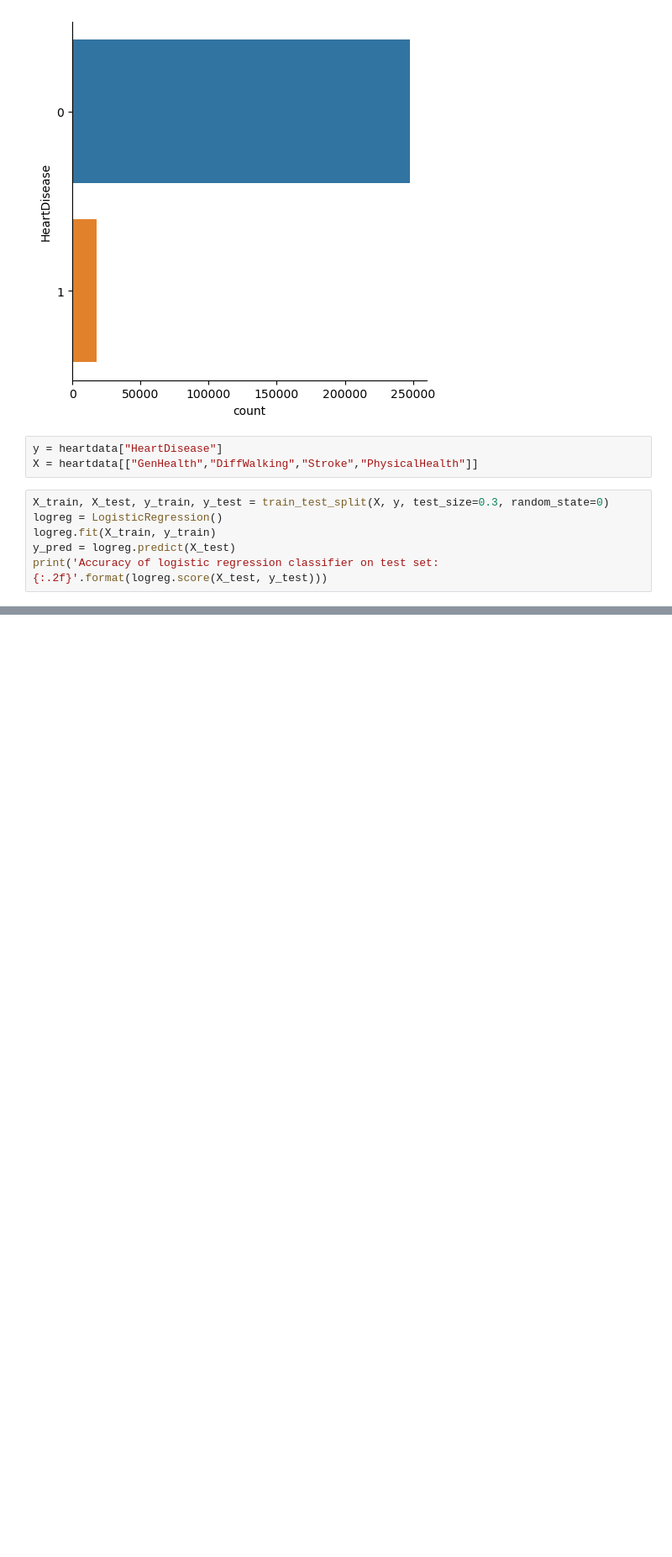
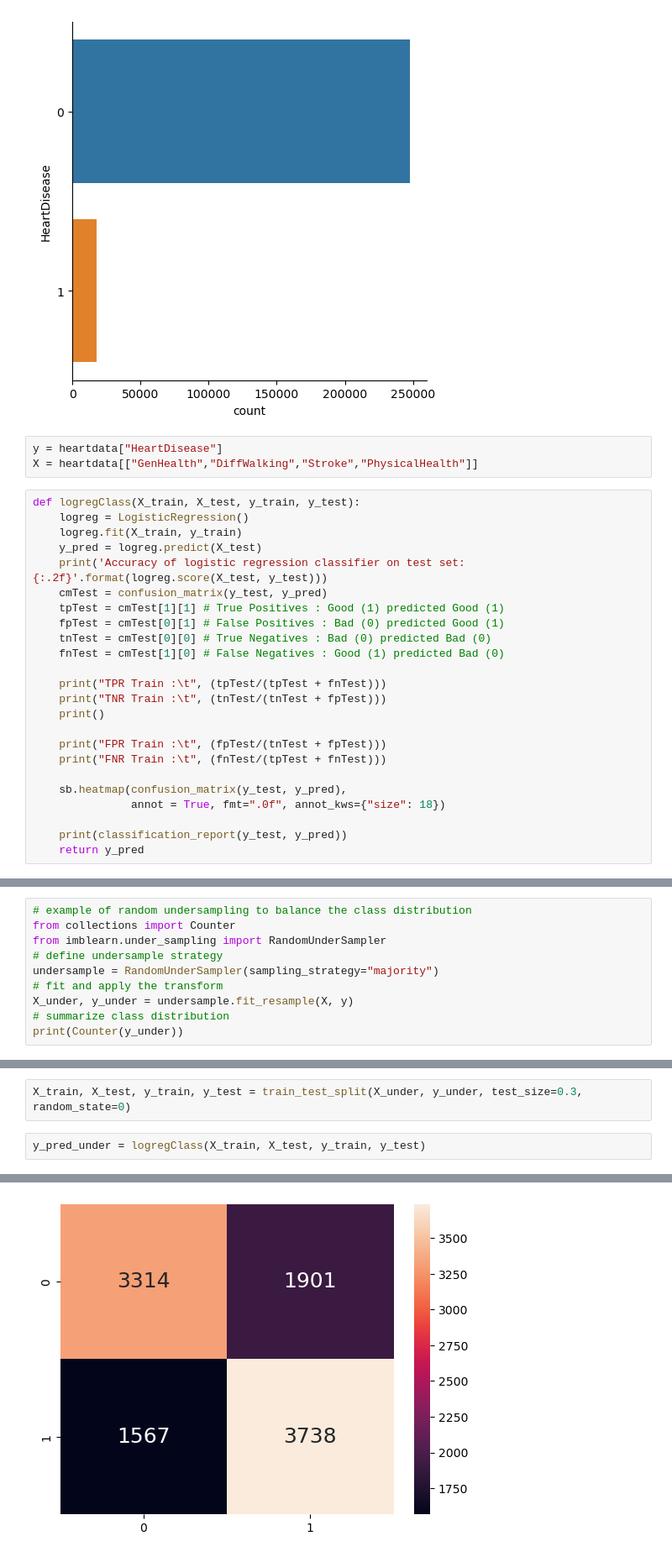
Before and after one commit to HengGuanXiang/SC1015-FCSG-Team-9-Mini-Project, a Jupyter notebook: Logistic Regression.ipynb, the cells around one changed output, grey strips where cells are left out. Shown: that part at 84% size. Saved outputs shown, nothing was run; the diff lists cells and outputs as text; blank space fills up the shorter version.

Commit message:
Logistic Regression updates
Ran through random under sampler

```diff
--- a/Logistic Regression.ipynb
+++ b/Logistic Regression.ipynb
@@ -26,8 +28,26 @@ sb.catplot(y = "HeartDisease", data = heartdata, kind = "count")
 y = heartdata["HeartDisease"]
 X = heartdata[["GenHealth","DiffWalking","Stroke","PhysicalHealth"]]
 # %%
-X_train, X_test, y_train, y_test = train_test_split(X, y, test_size=0.3, random_state=0)
-logreg = LogisticRegression()
-logreg.fit(X_train, y_train)
-y_pred = logreg.predict(X_test)
-print('Accuracy of logistic regression classifier on test set: {:.2f}'.format(logreg.score(X_test, y_test)))
+def logregClass(X_train, X_test, y_train, y_test):
+    logreg = LogisticRegression()
+    logreg.fit(X_train, y_train)
+    y_pred = logreg.predict(X_test)
+    print('Accuracy of logistic regression classifier on test set: {:.2f}'.format(logreg.score(X_test, y_test)))
+    cmTest = confusion_matrix(y_test, y_pred)
+    tpTest = cmTest[1][1] # True Positives : Good (1) predicted Good (1)
+    fpTest = cmTest[0][1] # False Positives : Bad (0) predicted Good (1)
+    tnTest = cmTest[0][0] # True Negatives : Bad (0) predicted Bad (0)
+    fnTest = cmTest[1][0] # False Negatives : Good (1) predicted Bad (0)
+
+    print("TPR Train :\t", (tpTest/(tpTest + fnTest)))
+    print("TNR Train :\t", (tnTest/(tnTest + fpTest)))
+    print()
+
+    print("FPR Train :\t", (fpTest/(tnTest + fpTest)))
+    print("FNR Train :\t", (fnTest/(tpTest + fnTest)))
+
+    sb.heatmap(confusion_matrix(y_test, y_pred),
+               annot = True, fmt=".0f", annot_kws={"size": 18})
+
+    print(classification_report(y_test, y_pred))
+    return y_pred
@@ -79,0 +80,10 @@ This shows that the model is very bad at finding all the postiive samples and in
+# %%
+# example of random undersampling to balance the class distribution
+from collections import Counter
+from imblearn.under_sampling import RandomUnderSampler
+# define undersample strategy
+undersample = RandomUnderSampler(sampling_strategy="majority")
+# fit and apply the transform
+X_under, y_under = undersample.fit_resample(X, y)
+# summarize class distribution
+print(Counter(y_under))
@@ -79,0 +92,5 @@ This shows that the model is very bad at finding all the postiive samples and in
+# %%
+X_train, X_test, y_train, y_test = train_test_split(X_under, y_under, test_size=0.3, random_state=0)
+# %%
+y_pred_under = logregClass(X_train, X_test, y_train, y_test)
+# %% [output]
@@ -79,0 +111 @@ This shows that the model is very bad at finding all the postiive samples and in
+[figure, added]
```
Also changed, not shown: parts of 11 cells of this notebook, 1 other file.
